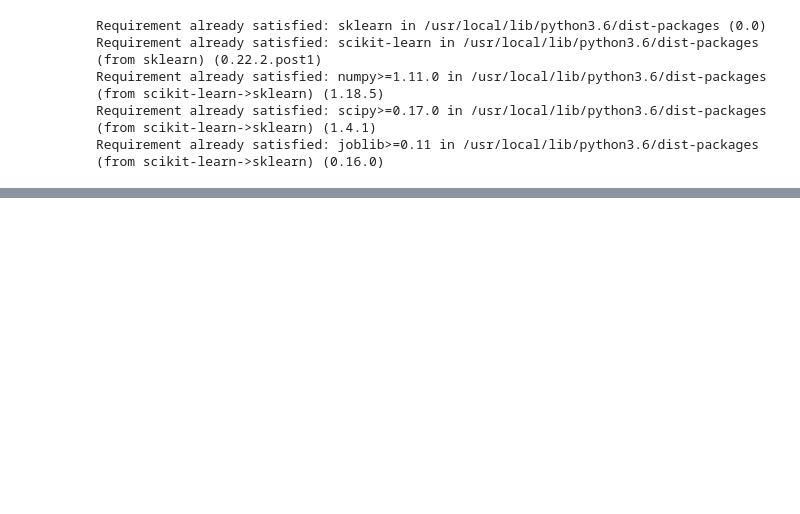
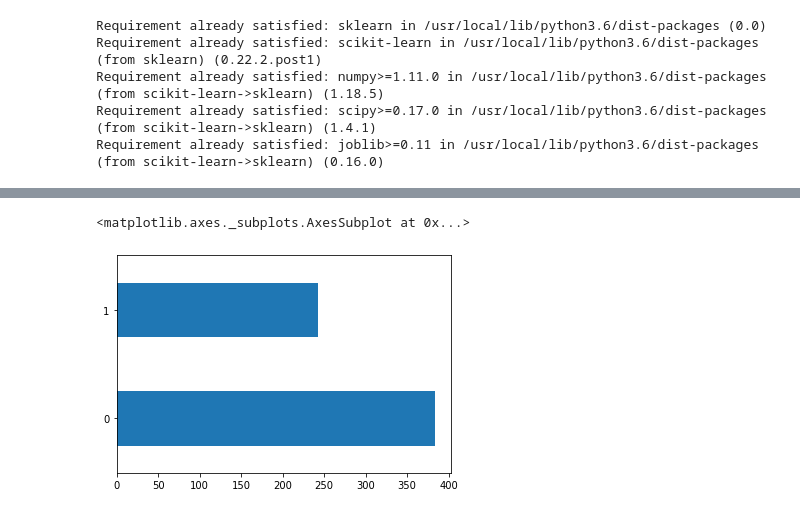
Before and after one commit to zaidanyahya/TensorFlowCourse, a Jupyter notebook: Module_3.ipynb, the cells around one changed output, grey strips where cells are left out. Saved outputs shown, nothing was run; the diff lists cells and outputs as text; code cells hidden in the pictures; blank space fills up the shorter version.

```diff
--- a/Module_3.ipynb
+++ b/Module_3.ipynb
@@ -28,0 +84,5 @@ import tensorflow as tf
+# %%
+y_train.value_counts().plot(kind='barh')
+# %% [output]
+<matplotlib.axes._subplots.AxesSubplot at 0x...>
+[figure, added]
```
Also changed, not shown: parts of 19 cells of this notebook.
